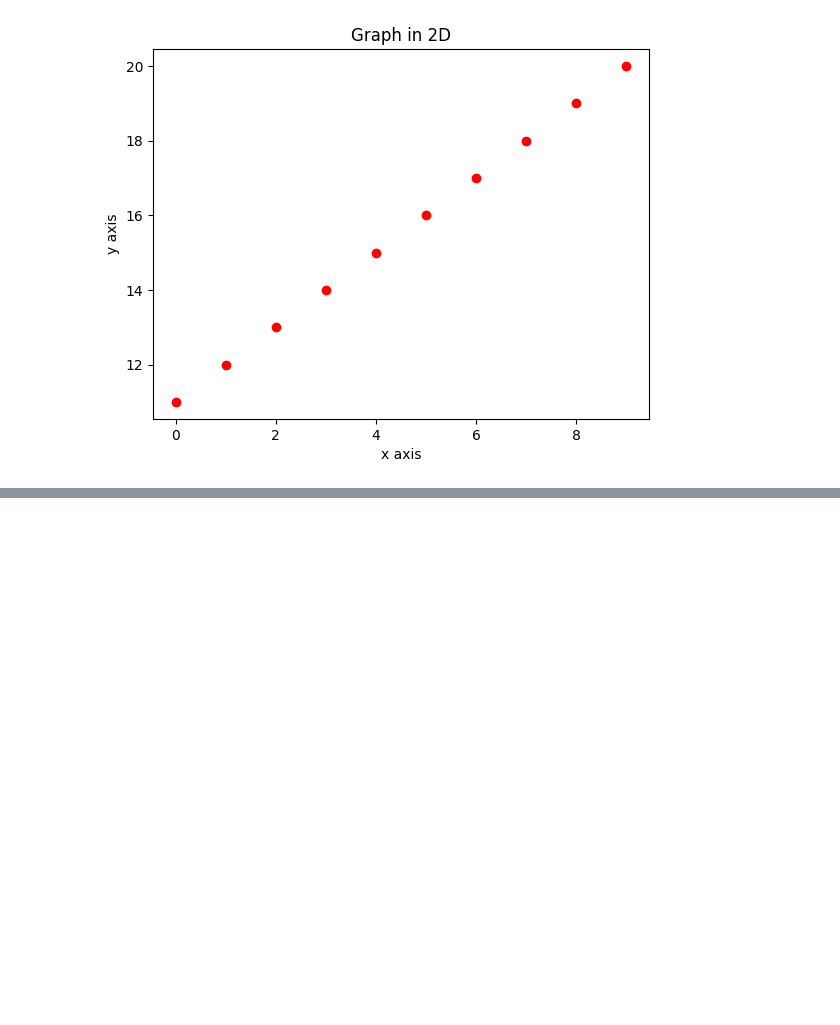
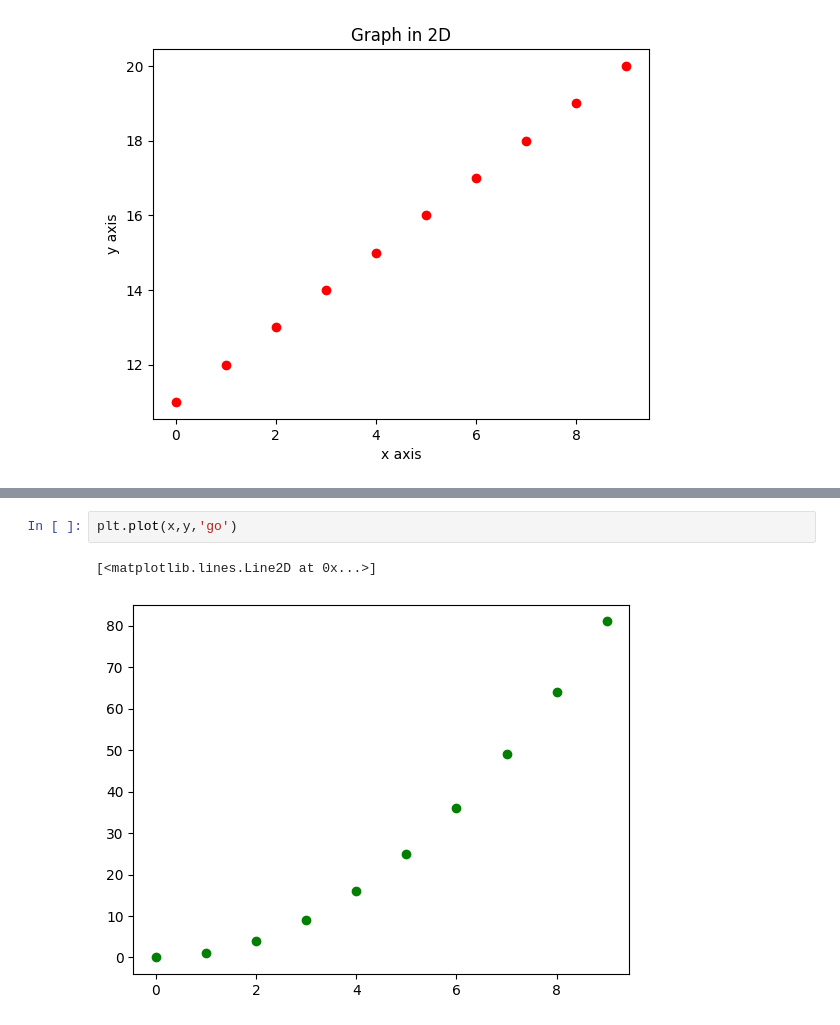
Before and after one commit to RapaDewan/Machine-Learning, a Jupyter notebook: Python/pyBasic.ipynb, the cells around one changed output, grey strips where cells are left out. Cells and saved outputs as stored; diff of their text form; blank space fills up the shorter version.

```diff
--- a/Python/pyBasic.ipynb
+++ b/Python/pyBasic.ipynb
@@ -622,0 +632,5 @@ Text(0.5, 1.0, 'Graph in 2D')
+# %%
+plt.plot(x,y,'go')
+# %% [output]
+[<matplotlib.lines.Line2D at 0x...>]
+[figure, added]
```
Also changed, not shown: parts of 11 cells of this notebook.
